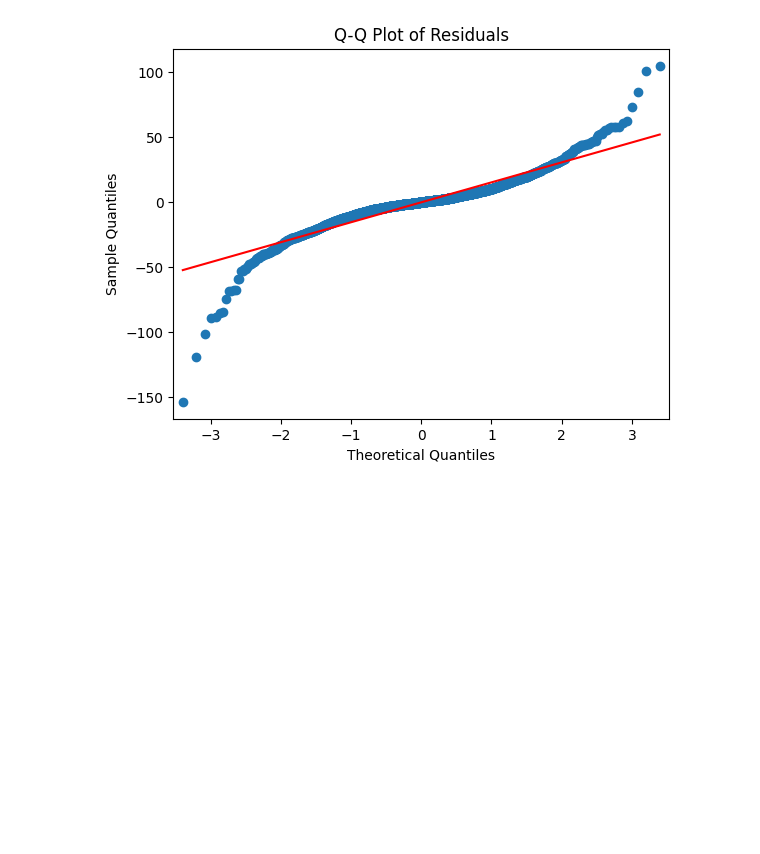
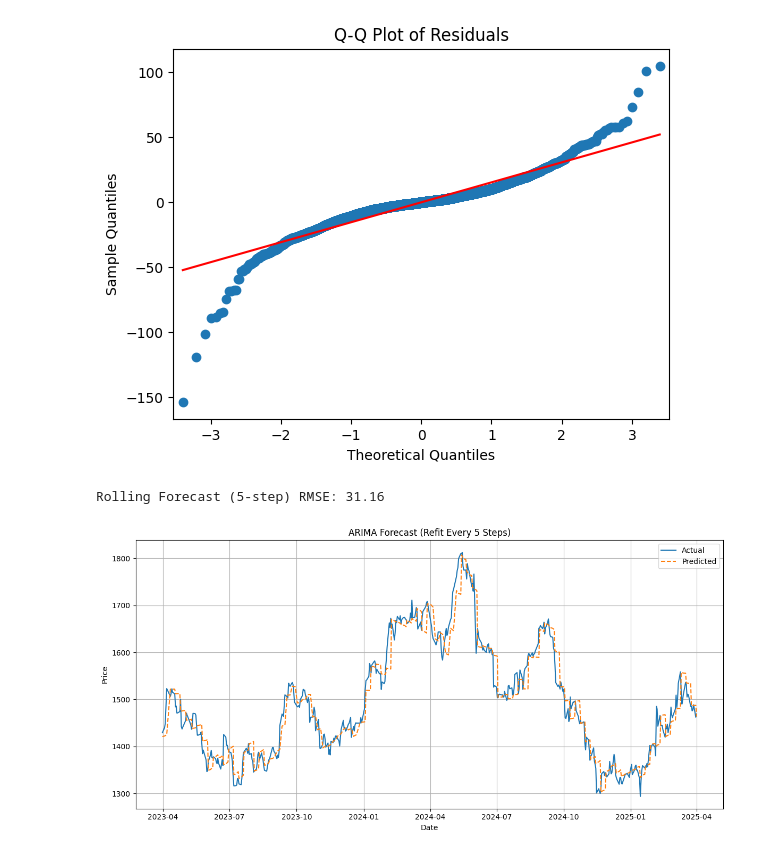
Before and after one commit to edeery3/Applied-Data-Science-1, a Jupyter notebook: GSK_Code.ipynb, the cells around one changed output. Saved outputs shown, nothing was run; the diff lists cells and outputs as text; code cells hidden in the pictures; blank space fills up the shorter version.

```diff
--- a/GSK_Code.ipynb
+++ b/GSK_Code.ipynb
@@ -315,3 +322,58 @@ plt.show()
 [figure]
 [figure]
 [figure]
+# %%
+data = gsk['Price'].values
+dates = gsk.index
+
+# Train/Test split
+train_size = int(len(data) * 0.8)
+train, test = data[:train_size], data[train_size:]
+train_dates, test_dates = dates[:train_size], dates[train_size:]
+
+# Initialize
+history = list(train)
+history_dates = list(train_dates)
+predictions = []
+predicted_dates = []
+
+step = 5
+t = 0
+
+while t < len(test):
+    rolling = ARIMA(history, order=(2, 0, 0))
+    rolling_fit = rolling.fit()
+
+    end = min(t + step, len(test))
+    forecast = rolling_fit.forecast(steps=end - t)
+
+    # Apply to dates
+    predictions.extend(forecast)
+    predicted_dates.extend(test_dates[t:end])
+
+
+    history.extend(test[t:end])
+    history_dates.extend(test_dates[t:end])
+
+    t = end
+
+# Evaluation
+predictions = predictions[:len(test)]
+predicted_dates = predicted_dates[:len(test)]
+rmse = np.sqrt(mean_squared_error(test, predictions))
+print(f"Rolling Forecast (5-step) RMSE: {rmse:.2f}")
+
+# Plot
+plt.figure(figsize=(12,6))
+plt.plot(test_dates, test, label='Actual')
+plt.plot(predicted_dates, predictions, label='Predicted', linestyle='--')
+plt.title("ARIMA Forecast (Refit Every 5 Steps)")
+plt.xlabel("Date")
+plt.ylabel("Price")
+plt.legend()
+plt.grid(True)
+plt.tight_layout()
+plt.show()
+# %% [output]
+Rolling Forecast (5-step) RMSE: 31.16
+[figure, added]
```
Also changed, not shown: parts of 15 cells of this notebook.
